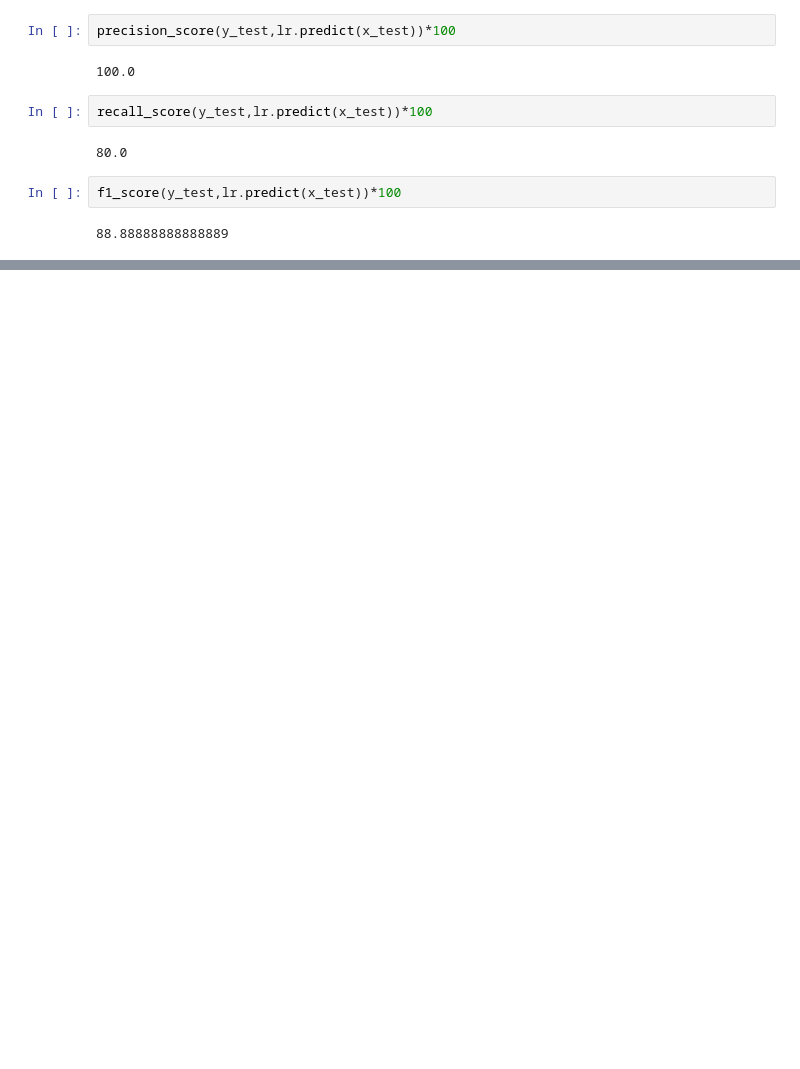
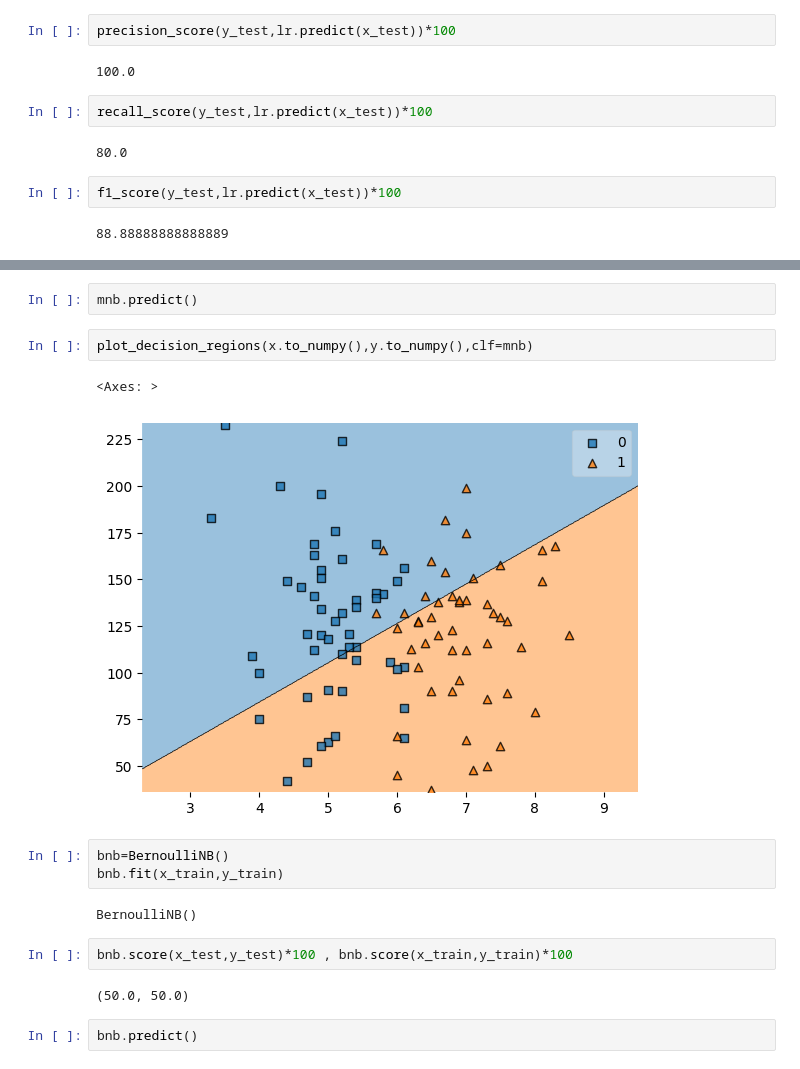
Before and after one commit to chahalbaljinder/data-science-ML-tutorial, a Jupyter notebook: classification in ml.ipynb, the cells around one changed output, grey strips where cells are left out. Saved outputs shown, nothing was run; the diff lists cells and outputs as text; blank space fills up the shorter version.

```diff
--- a/classification in ml.ipynb
+++ b/classification in ml.ipynb
@@ -340,0 +526,18 @@ f1_score(y_test,lr.predict(x_test))*100
+# %%
+mnb.predict()
+# %%
+plot_decision_regions(x.to_numpy(),y.to_numpy(),clf=mnb)
+# %% [output]
+<Axes: >
+[figure, added]
+# %%
+bnb=BernoulliNB()
+bnb.fit(x_train,y_train)
+# %% [output]
+BernoulliNB()
+# %%
+bnb.score(x_test,y_test)*100 , bnb.score(x_train,y_train)*100
+# %% [output]
+(50.0, 50.0)
+# %%
+bnb.predict()
```
Also changed, not shown: parts of 50 cells of this notebook.
